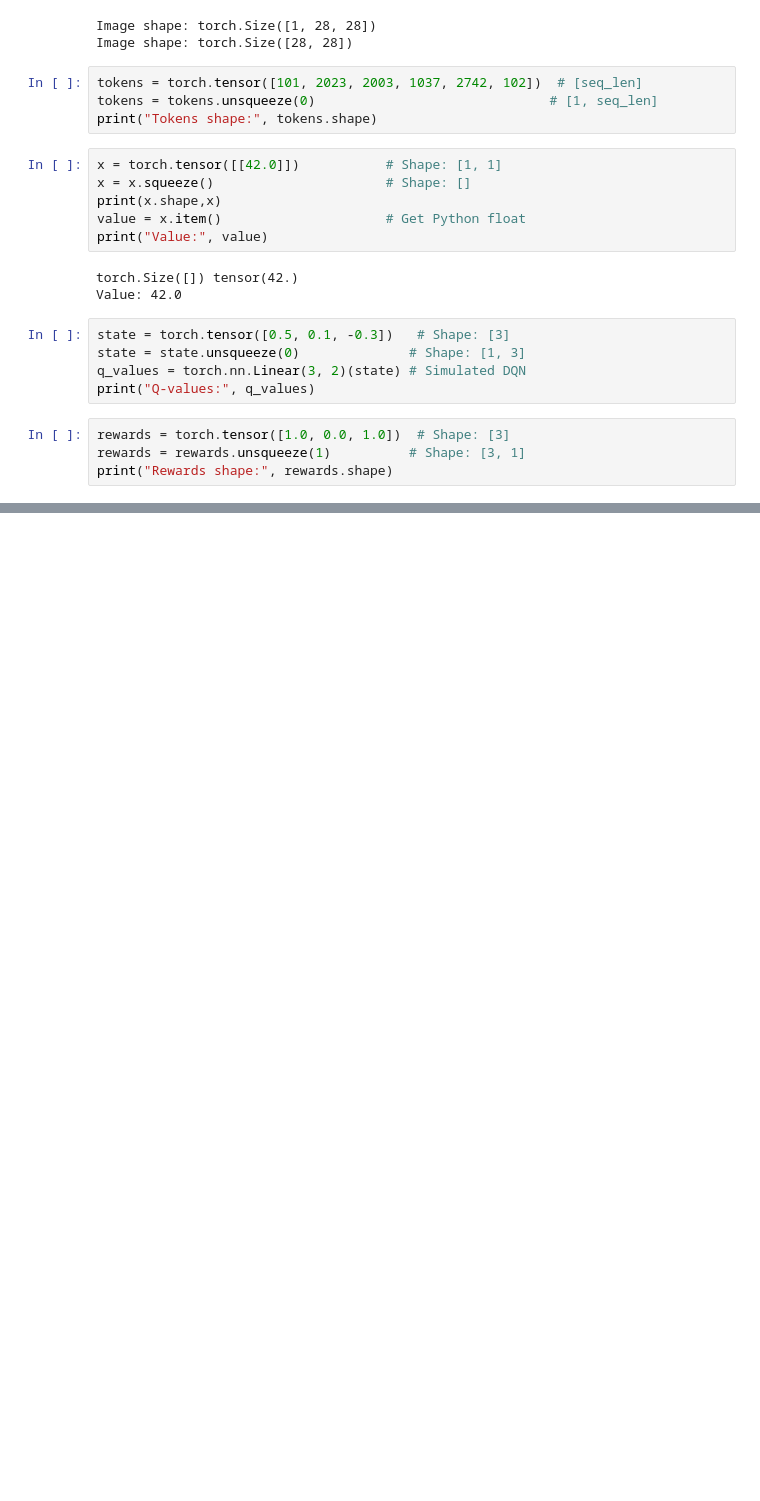
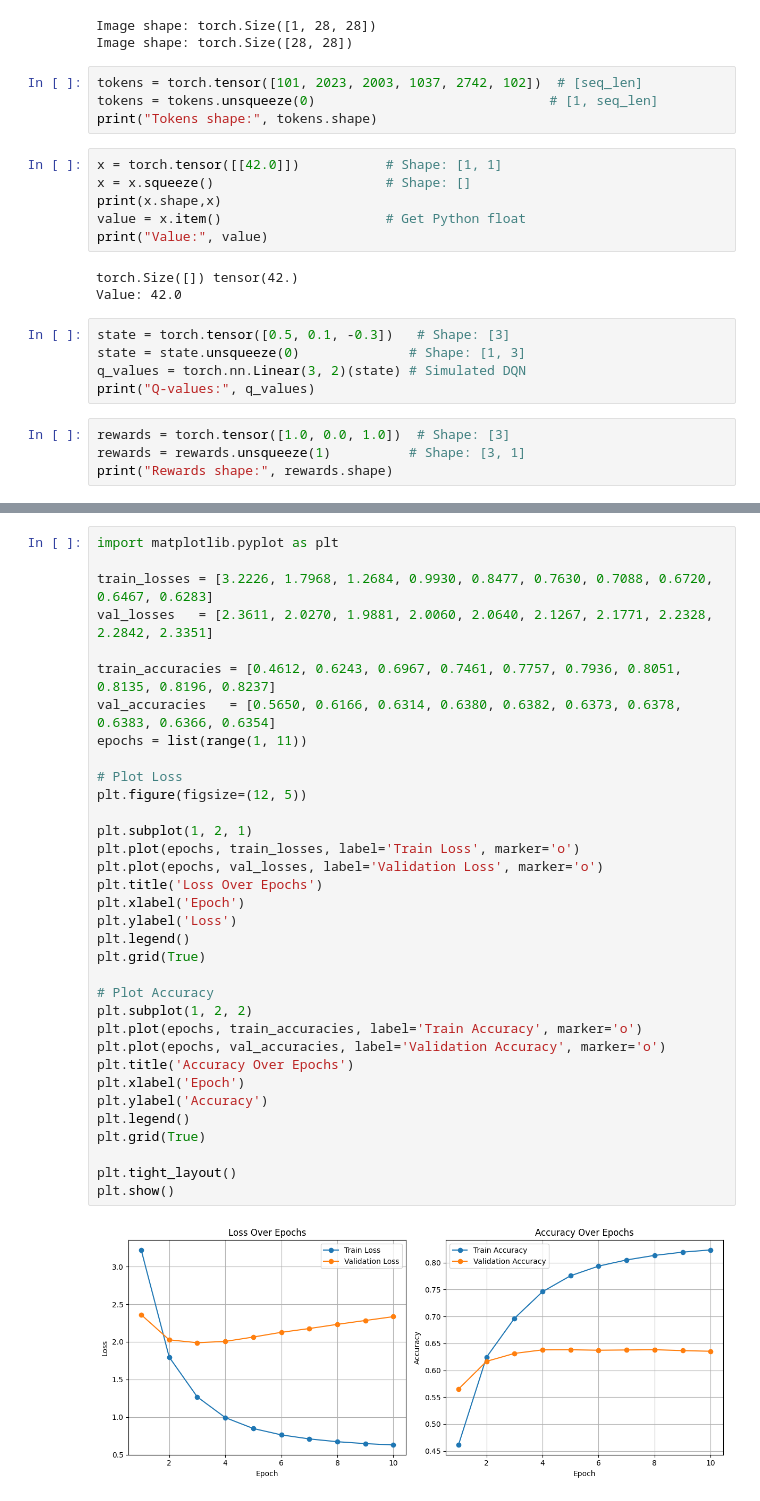
Before and after one commit to kuanmol/aimldl, a Jupyter notebook: Untitled.ipynb, the cells around one changed output, grey strips where cells are left out. Saved outputs shown, nothing was run; the diff lists cells and outputs as text; blank space fills up the shorter version.

```diff
--- a/Untitled.ipynb
+++ b/Untitled.ipynb
@@ -86,0 +568,36 @@ print("Rewards shape:", rewards.shape)
+# %%
+import matplotlib.pyplot as plt
+
+train_losses = [3.2226, 1.7968, 1.2684, 0.9930, 0.8477, 0.7630, 0.7088, 0.6720, 0.6467, 0.6283]
+val_losses   = [2.3611, 2.0270, 1.9881, 2.0060, 2.0640, 2.1267, 2.1771, 2.2328, 2.2842, 2.3351]
+
+train_accuracies = [0.4612, 0.6243, 0.6967, 0.7461, 0.7757, 0.7936, 0.8051, 0.8135, 0.8196, 0.8237]
+val_accuracies   = [0.5650, 0.6166, 0.6314, 0.6380, 0.6382, 0.6373, 0.6378, 0.6383, 0.6366, 0.6354]
+epochs = list(range(1, 11))
+
+# Plot Loss
+plt.figure(figsize=(12, 5))
+
+plt.subplot(1, 2, 1)
+plt.plot(epochs, train_losses, label='Train Loss', marker='o')
+plt.plot(epochs, val_losses, label='Validation Loss', marker='o')
+plt.title('Loss Over Epochs')
+plt.xlabel('Epoch')
+plt.ylabel('Loss')
+plt.legend()
+plt.grid(True)
+
+# Plot Accuracy
+plt.subplot(1, 2, 2)
+plt.plot(epochs, train_accuracies, label='Train Accuracy', marker='o')
+plt.plot(epochs, val_accuracies, label='Validation Accuracy', marker='o')
+plt.title('Accuracy Over Epochs')
+plt.xlabel('Epoch')
+plt.ylabel('Accuracy')
+plt.legend()
+plt.grid(True)
+
+plt.tight_layout()
+plt.show()
+# %% [output]
+[figure, added]
```
Also changed, not shown: parts of 19 cells of this notebook.
